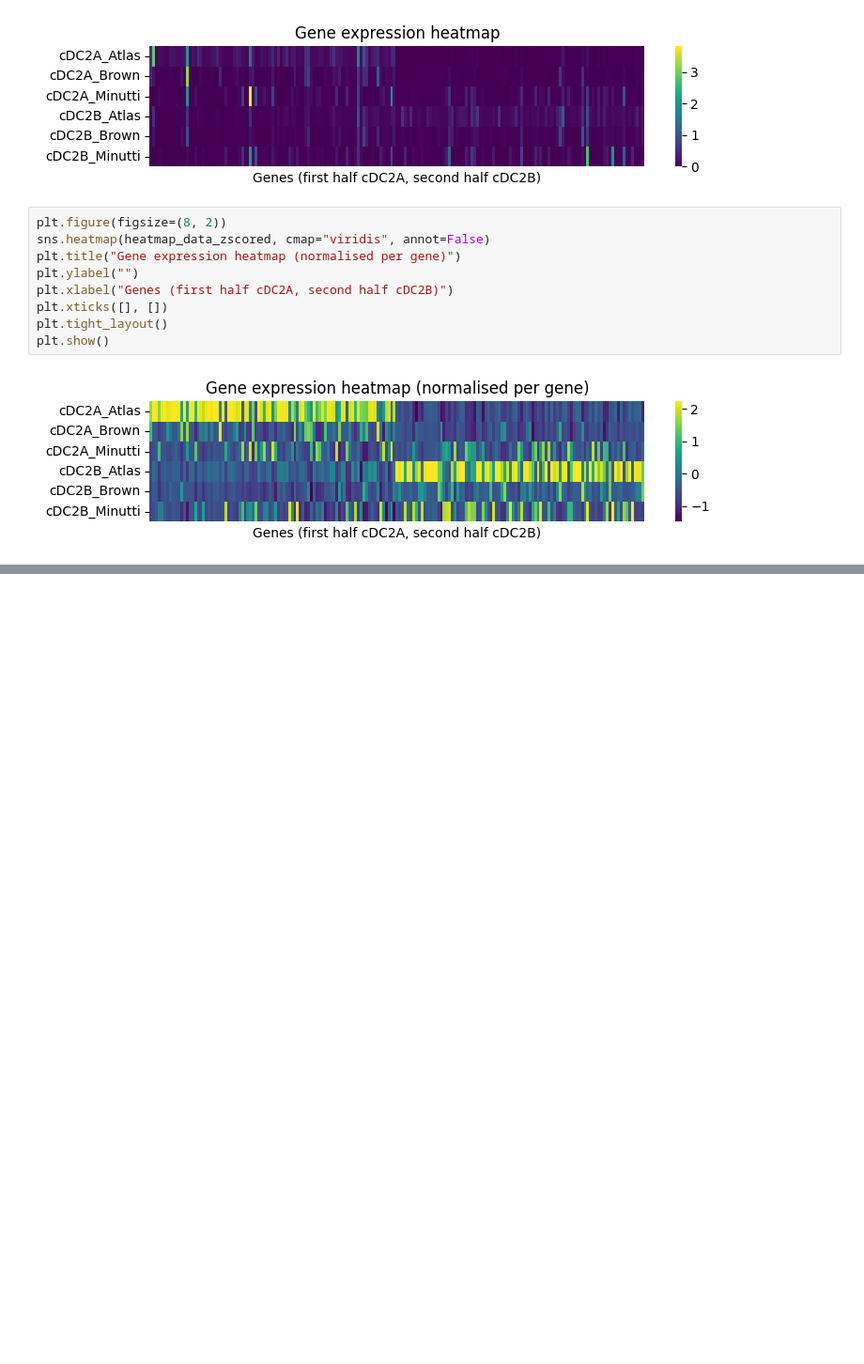
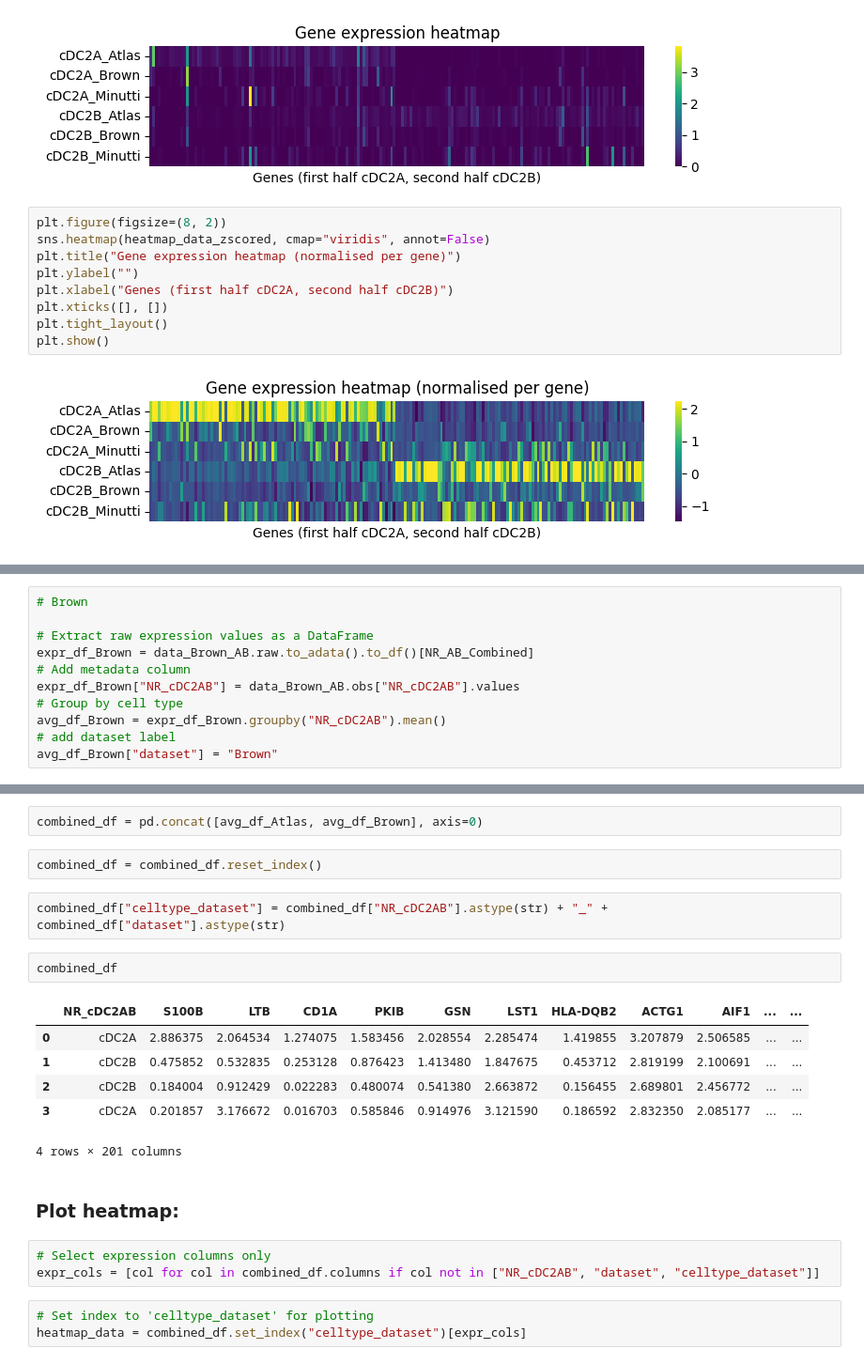
Before and after one commit to tuonglab/Nikita-project, a Jupyter notebook: notebooks/Brown_Minutti_sc_data_DC2A_B/2025-07-17_cDC2A_B_DEGS_fromBrown-Minutti.ipynb, the cells around one changed output, grey strips where cells are left out. Shown at 94% size. Drawn from its saved outputs; the diff is of its cells as text; blank space fills up the shorter version.

```diff
--- a/notebooks/Brown_Minutti_sc_data_DC2A_B/2025-07-17_cDC2A_B_DEGS_fromBrown-Minutti.ipynb
+++ b/notebooks/Brown_Minutti_sc_data_DC2A_B/2025-07-17_cDC2A_B_DEGS_fromBrown-Minutti.ipynb
@@ -740,0 +770,11 @@ plt.show()
+# %%
+# Brown
+
+# Extract raw expression values as a DataFrame
+expr_df_Brown = data_Brown_AB.raw.to_adata().to_df()[NR_AB_Combined]
+# Add metadata column
+expr_df_Brown["NR_cDC2AB"] = data_Brown_AB.obs["NR_cDC2AB"].values
+# Group by cell type
+avg_df_Brown = expr_df_Brown.groupby("NR_cDC2AB").mean()
+# add dataset label
+avg_df_Brown["dataset"] = "Brown"
@@ -740,0 +789,23 @@ plt.show()
+# %%
+combined_df = pd.concat([avg_df_Atlas, avg_df_Brown], axis=0)
+# %%
+combined_df = combined_df.reset_index()
+# %%
+combined_df["celltype_dataset"] = combined_df["NR_cDC2AB"].astype(str) + "_" + combined_df["dataset"].astype(str)
+# %%
+combined_df
+# %% [output]
+|  | NR_cDC2AB | S100B | LTB | CD1A | PKIB | GSN | LST1 | HLA-DQB2 | ACTG1 | AIF1 | ... | ... |
+| 0 | cDC2A | 2.886375 | 2.064534 | 1.274075 | 1.583456 | 2.028554 | 2.285474 | 1.419855 | 3.207879 | 2.506585 | ... | ... |
+| 1 | cDC2B | 0.475852 | 0.532835 | 0.253128 | 0.876423 | 1.413480 | 1.847675 | 0.453712 | 2.819199 | 2.100691 | ... | ... |
+| 2 | cDC2B | 0.184004 | 0.912429 | 0.022283 | 0.480074 | 0.541380 | 2.663872 | 0.156455 | 2.689801 | 2.456772 | ... | ... |
+| 3 | cDC2A | 0.201857 | 3.176672 | 0.016703 | 0.585846 | 0.914976 | 3.121590 | 0.186592 | 2.832350 | 2.085177 | ... | ... |
+4 rows × 201 columns
+# %% [markdown]
+### Plot heatmap:
+# %%
+# Select expression columns only
+expr_cols = [col for col in combined_df.columns if col not in ["NR_cDC2AB", "dataset", "celltype_dataset"]]
+# %%
+# Set index to 'celltype_dataset' for plotting
+heatmap_data = combined_df.set_index("celltype_dataset")[expr_cols]
```
Also changed, not shown: parts of 9 cells of this notebook.
